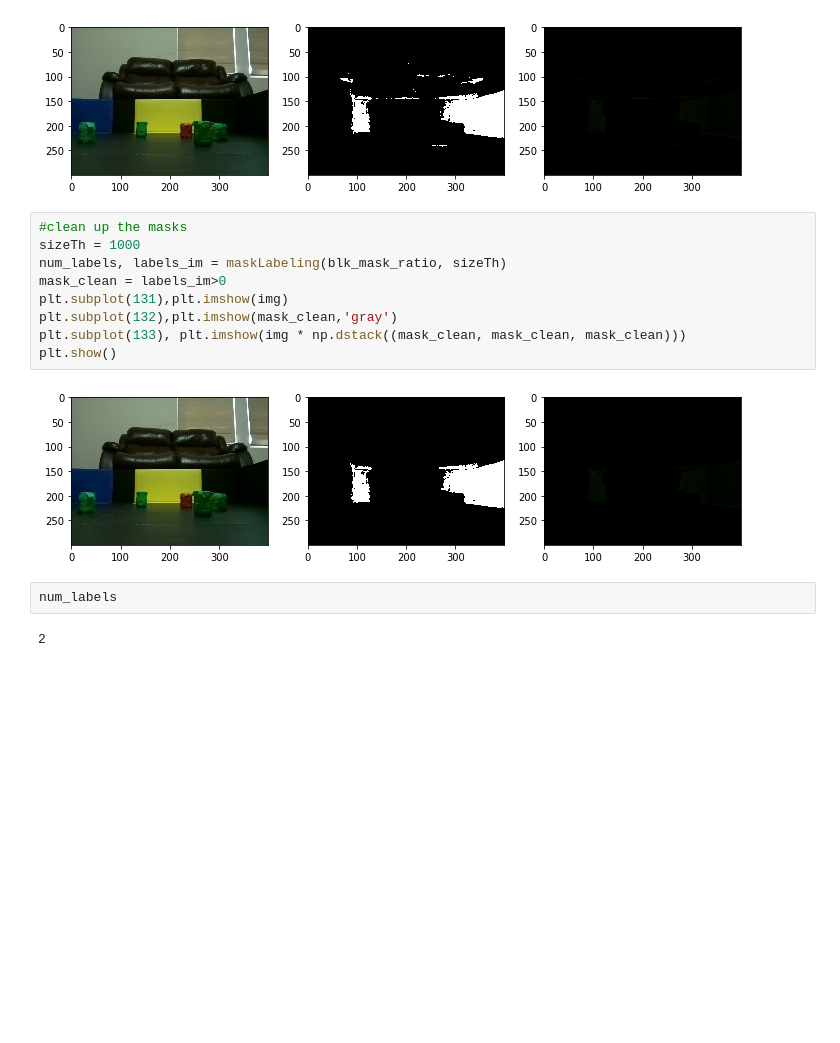
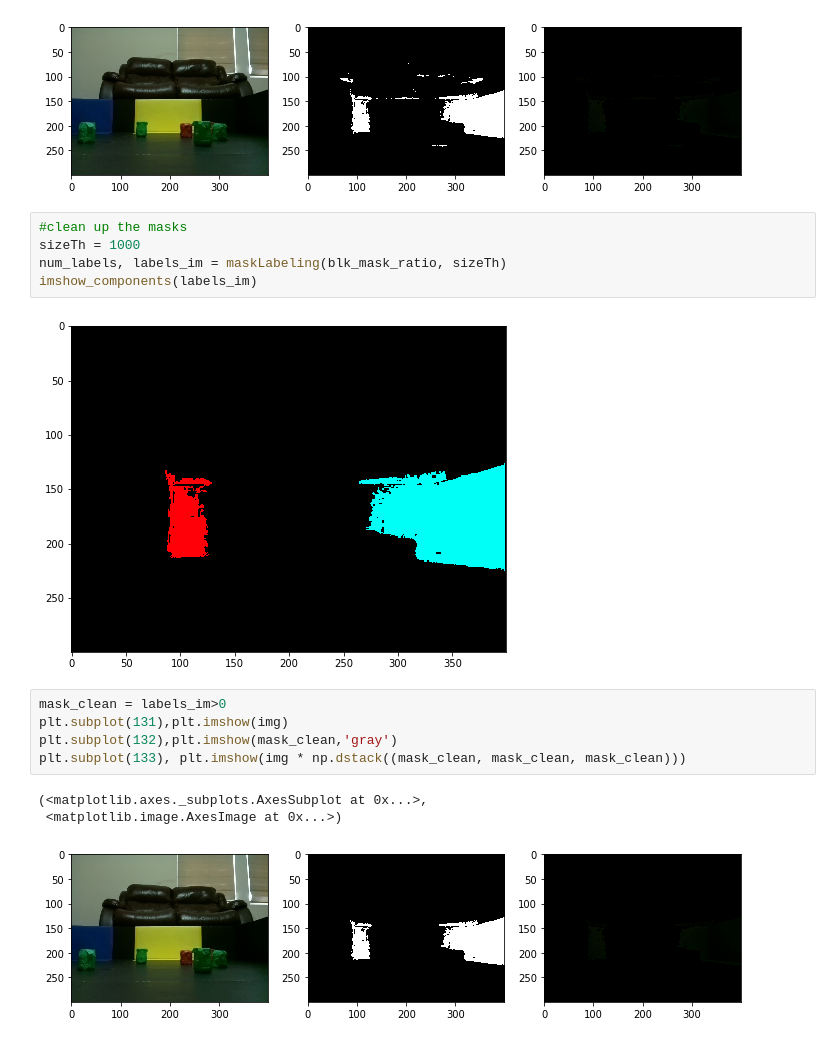
Before and after one commit to kittycattylollipop/raspberrypi, a Jupyter notebook: car_driving/opencvpy/color_target.ipynb, the cells around one changed output. Saved outputs shown, nothing was run; the diff lists cells and outputs as text; blank space fills up the shorter version.

Commit message:
connected components with cleaning up the image

```diff
--- a/car_driving/opencvpy/color_target.ipynb
+++ b/car_driving/opencvpy/color_target.ipynb
@@ -277,18 +280,19 @@ b_th = -10
 blk_mask_ratio  = RGB_Ratio_Mask(img, rgbRatioImg, np.array([r_th, g_th, b_th]), np.array([rg_th, rb_th, gb_th]), True)
 # %% [output]
 [figure]
+# %%
+#clean up the masks
+sizeTh = 1000
+num_labels, labels_im = maskLabeling(blk_mask_ratio, sizeTh)
+imshow_components(labels_im)
+# %% [output]
+[figure, added]
 # %%
-#clean up the masks
-sizeTh = 1000
-num_labels, labels_im = maskLabeling(blk_mask_ratio, sizeTh)
 mask_clean = labels_im>0
 plt.subplot(131),plt.imshow(img)
 plt.subplot(132),plt.imshow(mask_clean,'gray')
 plt.subplot(133), plt.imshow(img * np.dstack((mask_clean, mask_clean, mask_clean)))
-plt.show()
 # %% [output]
+(<matplotlib.axes._subplots.AxesSubplot at 0x...>,
+ <matplotlib.image.AxesImage at 0x...>)
 [figure]
-# %%
-num_labels
-# %% [output]
-2
```
Also changed, not shown: parts of 5 cells of this notebook, 1 other file.
